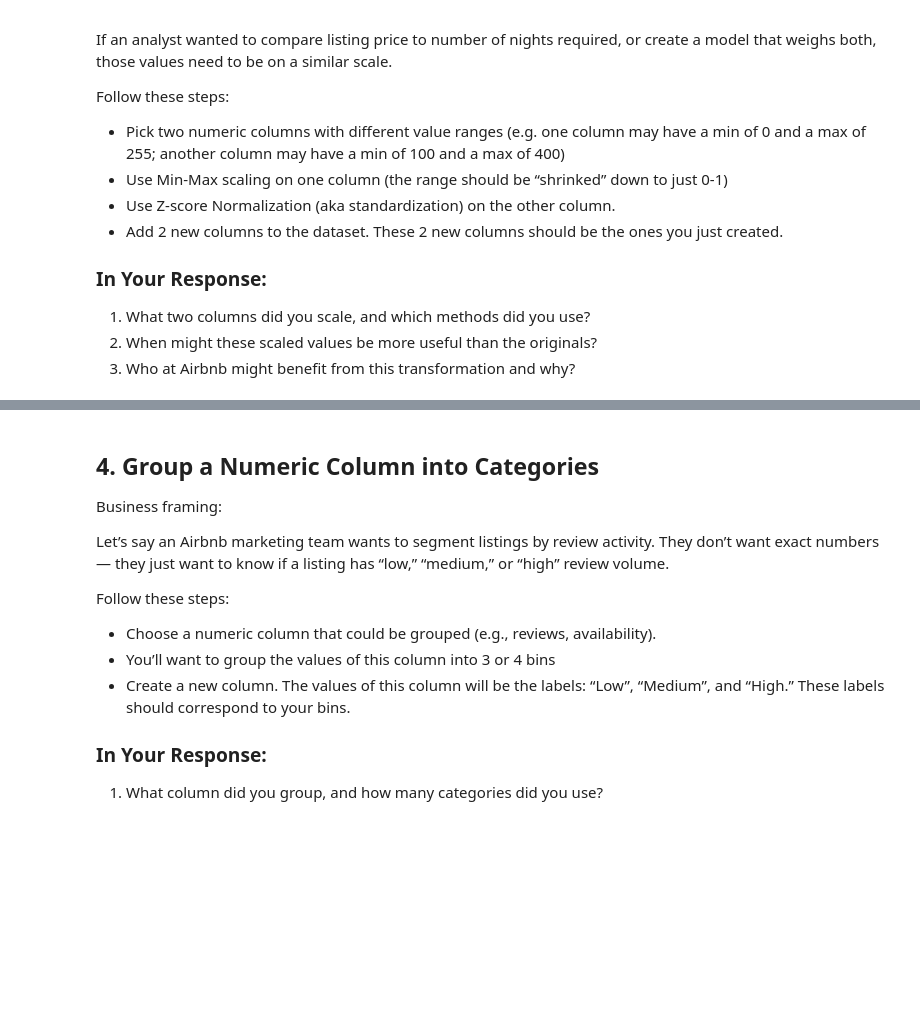
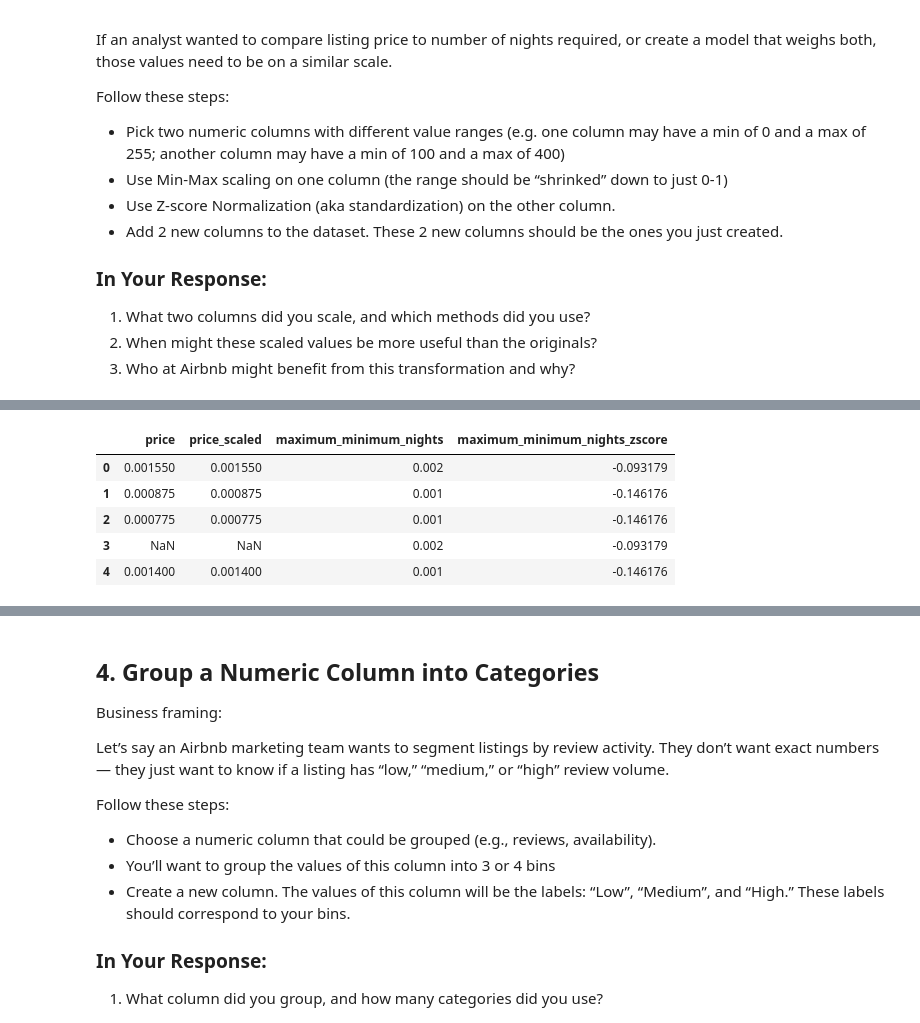
Before and after one commit to daxtonhunter2634-glitch/IS4460, a Jupyter notebook: Assignments/assignment_07_data_transformation.ipynb, the cells around one changed output, grey strips where cells are left out. Cells and saved outputs as stored; diff of their text form; code cells hidden in the pictures; blank space fills up the shorter version.

```diff
--- a/Assignments/assignment_07_data_transformation.ipynb
+++ b/Assignments/assignment_07_data_transformation.ipynb
@@ -96,6 +146,9 @@ Follow these steps:
 from sklearn.preprocessing import MinMaxScaler, StandardScaler
 
 # Min-Max scale
+cols_to_scale = ['price', 'maximum_minimum_nights']
+scaler = MinMaxScaler()
+df_scaled = scaler.fit_transform(df[cols_to_scale])
 
-
+df['price_scaled'] = df_scaled[:, 0]
 # Z-score scale
@@ -108,0 +155,7 @@ from sklearn.preprocessing import MinMaxScaler, StandardScaler
+# %%
+# Z-score scale
+scaler_zscore = StandardScaler()
+df['maximum_minimum_nights_zscore'] = scaler_zscore.fit_transform(df[['maximum_minimum_nights']])
+
+# Display the first few rows with the new column
+display(df[['maximum_minimum_nights', 'maximum_minimum_nights_zscore']].head())
@@ -108,0 +169,9 @@ from sklearn.preprocessing import MinMaxScaler, StandardScaler
+# %%
+display(df[['price', 'price_scaled', 'maximum_minimum_nights', 'maximum_minimum_nights_zscore']].head())
+# %% [output]
+|  | price | price_scaled | maximum_minimum_nights | maximum_minimum_nights_zscore |
+| 0 | 0.001550 | 0.001550 | 0.002 | -0.093179 |
+| 1 | 0.000875 | 0.000875 | 0.001 | -0.146176 |
+| 2 | 0.000775 | 0.000775 | 0.001 | -0.146176 |
+| 3 | NaN | NaN | 0.002 | -0.093179 |
+| 4 | 0.001400 | 0.001400 | 0.001 | -0.146176 |
```
Also changed, not shown: parts of 28 cells of this notebook.
